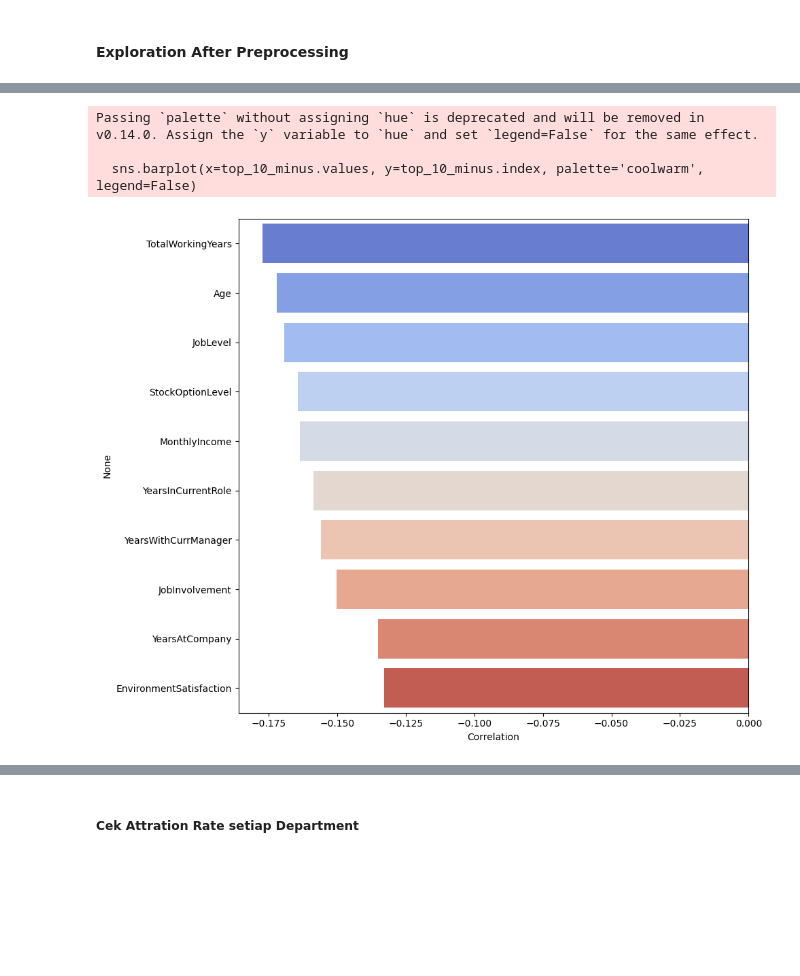
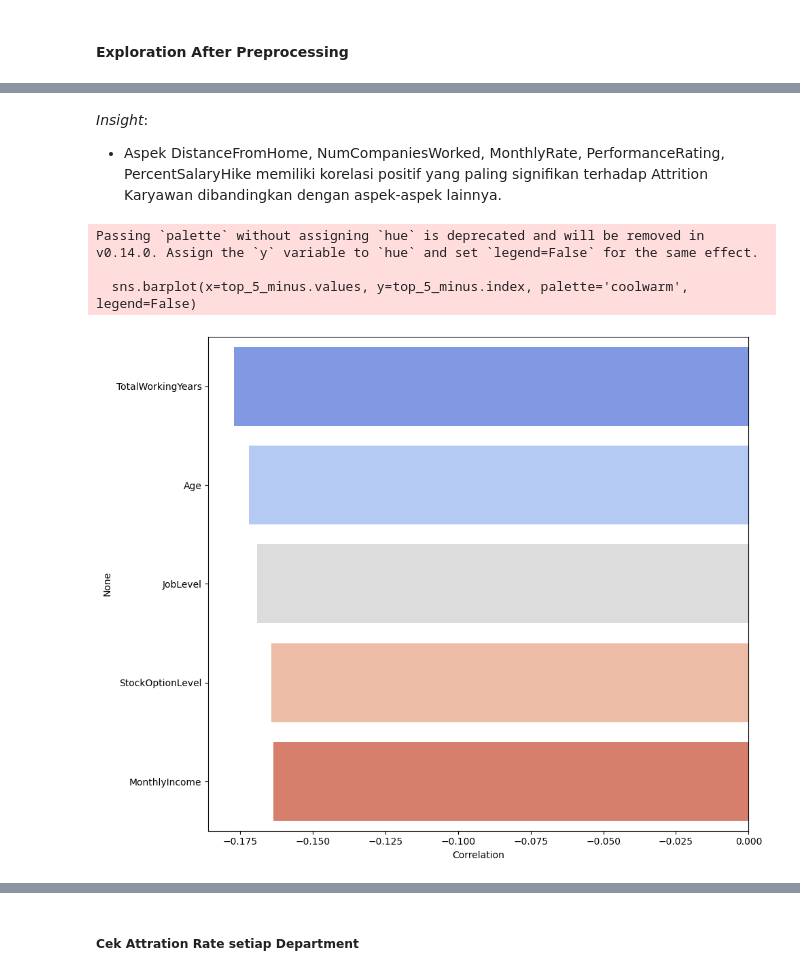
Before and after one commit to Sulbae/HR-Dashboard, a Jupyter notebook: notebook.ipynb, the cells around one changed output, grey strips where cells are left out. Cells and saved outputs as stored; diff of their text form; code cells hidden in the pictures; blank space fills up the shorter version.

```diff
--- a/notebook.ipynb
+++ b/notebook.ipynb
@@ -307,0 +309,6 @@ for col in categorical_features:
+# %%
+columns_to_drop = ['EmployeeCount', 'StandardHours', 'Over18']
+
+selected_df = df.copy().drop(columns=columns_to_drop, inplace=False)
+
+selected_df.info()
@@ -336,15 +362,18 @@ Passing `palette` without assigning `hue` is deprecated and will be removed in v
+# %% [markdown]
+_Insight_:
+* Aspek DistanceFromHome, NumCompaniesWorked, MonthlyRate, PerformanceRating, PercentSalaryHike memiliki korelasi positif yang paling signifikan terhadap Attrition Karyawan dibandingkan dengan aspek-aspek lainnya.
 # %%
 # Korelasi negatif terhadap Attrition
-top_10_minus = df.corr()['Attrition'].drop('Attrition').sort_values(ascending=True).head(10)
+top_5_minus = selected_df.select_dtypes(include=['int64', 'float64']).corr(method='pearson')['Attrition'].drop('Attrition').sort_values(ascending=True).head()
 
 plt.figure(figsize=(10, 8))
-sns.barplot(x=top_10_minus.values, y=top_10_minus.index, palette='coolwarm', legend=False)
+sns.barplot(x=top_5_minus.values, y=top_5_minus.index, palette='coolwarm', legend=False)
 plt.title('')
 plt.xlabel('Correlation')
 plt.tight_layout()
 plt.show()
 # %% [output]
 Passing `palette` without assigning `hue` is deprecated and will be removed in v0.14.0. Assign the `y` variable to `hue` and set `legend=False` for the same effect.
 
-  sns.barplot(x=top_10_minus.values, y=top_10_minus.index, palette='coolwarm', legend=False)
+  sns.barplot(x=top_5_minus.values, y=top_5_minus.index, palette='coolwarm', legend=False)
-[figure, old version]
+[figure, new version]
```
Also changed, not shown: parts of 27 cells of this notebook, 1 other file.
